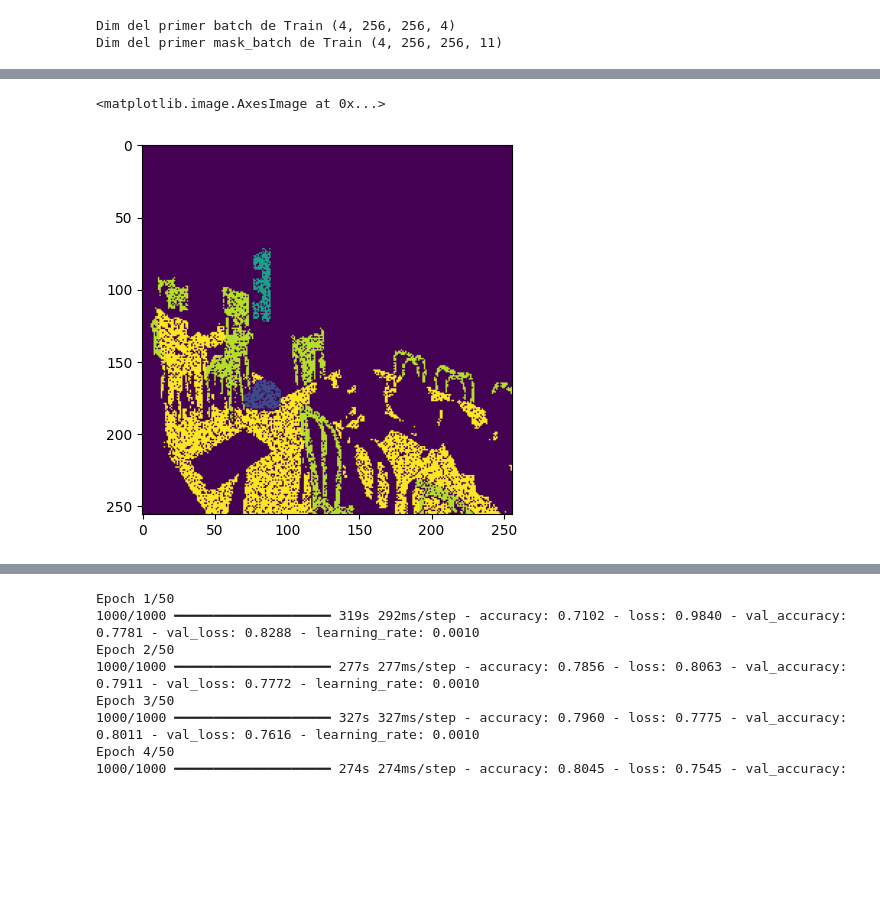
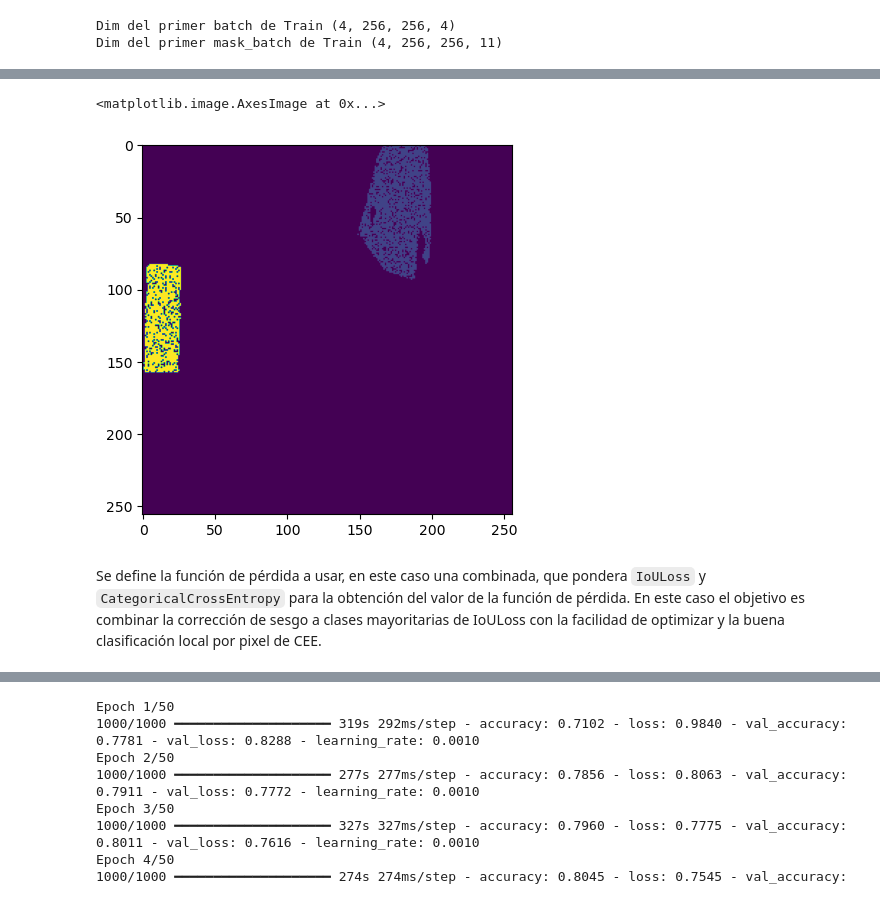
Before and after one commit to rucasca/TFM, a Jupyter notebook: src/04_05_data_modeling_final_model.ipynb, the cells around one changed output, grey strips where cells are left out. Cells and saved outputs as stored; diff of their text form; code cells hidden in the pictures; blank space fills up the shorter version.

```diff
--- a/src/04_05_data_modeling_final_model.ipynb
+++ b/src/04_05_data_modeling_final_model.ipynb
@@ -324,5 +340,5 @@ n_batches_train  = round((len(total_id_images)//batch_size)*proportion_train_tes
 #train_image_ids = random.sample(total_id_images, n_batches_train*batch_size)
 #test_image_ids = [item for item in total_id_images if item not in train_image_ids]
 
-train_image_ids = random.sample(total_id_images, 200*batch_size)
+train_image_ids = random.sample(total_id_images, 500*batch_size)
 test_image_ids = random.sample(total_id_images, 30*batch_size)
@@ -370,12 +393,13 @@ def parse_tfrecord_aux(example_proto):
 # %%
-def carga_dataset(tfrecord_path, batch_size=32, size_mezcla=100, training=True):
+def carga_dataset(tfrecord_path, batch_size=4, size_mezcla=100, training=True):
 
     raw_dataset = tf.data.TFRecordDataset(tfrecord_path)
-
     dataset = raw_dataset.map(parse_tfrecord_aux, num_parallel_calls=tf.data.AUTOTUNE)
 
+
+    # En el caso de estar ejecutando el entrenamiento, se aplica data augmentation
     if training:
-        #dataset = dataset.map(augment_data, num_parallel_calls=tf.data.AUTOTUNE)
+        #dataset = dataset.map(augment_data_final_model, num_parallel_calls=tf.data.AUTOTUNE)
         dataset=dataset.shuffle(size_mezcla)
         dataset=dataset.repeat()
 
@@ -502,35 +607,3 @@ category_info_objetive = {1: 'person',
  62: 'chair',
  67: 'dining table',
  0: 'background'}
-# %%
-def plot_image_and_mask(image, mask):
-    class_id_to_name = {i:category_info_objetive[key] for i, key in enumerate(sorted(category_info_objetive.keys()))}
-
-    mask = np.argmax(mask, axis=2)
-    class_ids = sorted([cid for cid in np.unique(mask)])
-
-    # Uso de templates de colores predefinidas en matplot para que exista mas contraste entre clases de ids adyacentes, usando tab10
-    colors = plt.cm.get_cmap('tab10',len(class_id_to_name))
-
-    fig, ax = plt.subplots(1, 2, figsize=(12, 6))
-    ax[0].imshow(image)
-    ax[0].set_title("Imagen")
-    ax[0].axis("off")
-
-    # Se incializa la mascara como todo fondo, y se itera añadiendo
-    mask_colored = np.zeros((mask.shape[0],mask.shape[1],3),dtype=np.uint8)
-    for i,cid in enumerate(class_ids):
-        mask_colored[mask==cid] = (np.array(colors(i)[:3])*255).astype(np.uint8)
-
-    # print(mask_colored)
-    ax[1].imshow(mask_colored)
-    ax[1].set_title("Máscara")
-    ax[1].axis("off")
-
-    # generación de la leyenda
-    patches = [mpatches.Patch(color=colors(i), label=class_id_to_name[cid])
-               for i, cid in enumerate(class_ids)]
-    ax[1].legend(handles=patches, bbox_to_anchor=(1.05, 1), loc='upper left')
-
-    plt.tight_layout()
-    plt.show()
@@ -541,8 +670,8 @@ plot_image_and_mask(img_batch[3,:,:,:3], mask_batch[3,...])
 # %%
-plt.imshow(img_batch[3,:,:,3])
+plot_image_and_mask(img_batch[0,:,:,:3], mask_batch[0,...],img_batch[0,:,:,3])
 # %% [output]
 <matplotlib.image.AxesImage at 0x...>
-[figure, old version]
+[figure, new version]
 # %%
 category_info_objetive = {1: 'person',
  3: 'car',
@@ -589,6 +718,8 @@ yaml = {
 # %%
 objetives = yaml["objetive_classes"]
 N_CLASSES = len(objetives) + 1
+# %% [markdown]
+Se define la función de pérdida a usar, en este caso una combinada, que pondera `IoULoss` y `CategoricalCrossEntropy` para la obtención del valor de la función de pérdida. En este caso el objetivo es combinar la corrección de sesgo a clases mayoritarias de IoULoss con la facilidad de optimizar y la buena clasificación local por pixel de CEE.
 # %%
 class IoULoss(tf.keras.losses.Loss):
     def __init__(self, num_classes, ignore_index=0, eps=1e-6, name="iou_loss"):
```
Also changed, not shown: parts of 39 cells of this notebook, 6 other files.
